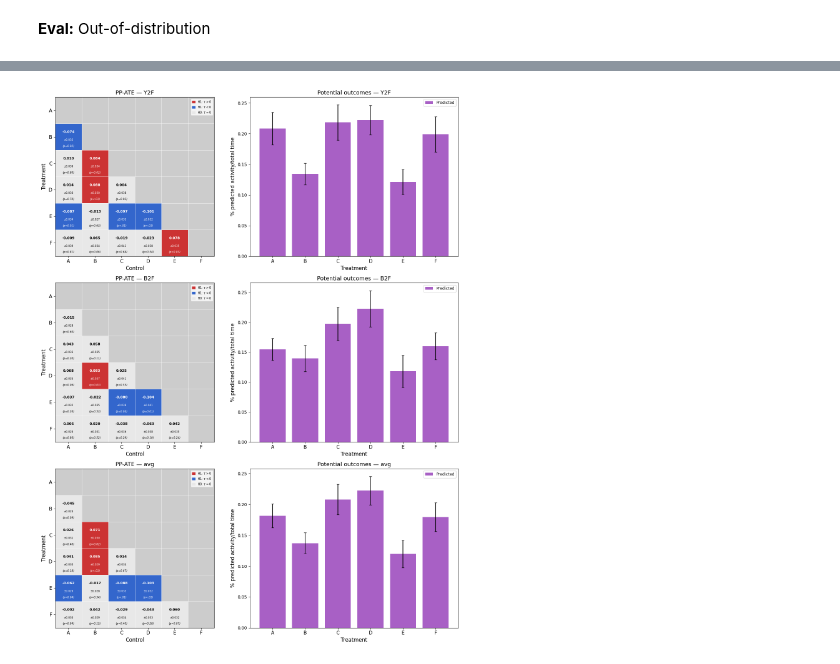
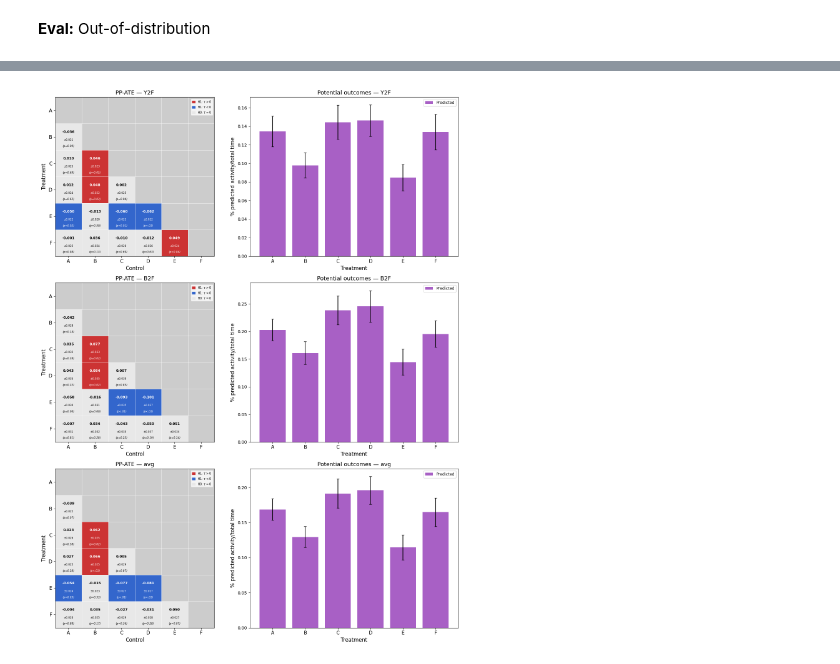
Before and after one commit to CausalLearningAI/artificial-causal-inference, a Jupyter notebook: notebooks/ppci/ants.ipynb, the cells around one changed output, grey strips where cells are left out. Saved outputs shown, nothing was run; the diff lists cells and outputs as text; code cells hidden in the pictures.

```diff
--- a/notebooks/ppci/ants.ipynb
+++ b/notebooks/ppci/ants.ipynb
@@ -18,10 +18,11 @@ TOKEN   = "class"
 import torch
 import matplotlib.pyplot as plt
 from omegaconf import OmegaConf
+from scipy.stats import mannwhitneyu, sem, t as t_dist
 
 from src.ppci import (
     PPCIDataset, build_model, train, compute_metrics,
-    aggregate_to_observations, compute_teb_all_pairs,
+    compute_teb_all_pairs,
     plot_outcome_distribution_ants, plot_summary, plot_comparison,
 )
 
@@ -31,8 +32,8 @@ device = torch.device("cuda" if torch.cuda.is_available() else "cpu")
 _ds_kwargs = dict(
     outcome_cols=list(cfg.outcome.columns),
     task=cfg.outcome.task,
-    env_cols=list(cfg.environments.covariates),
-    env_include_treatment=cfg.environments.include_treatment,
+    env_cols=list(cfg.causal.confounders),
+    env_include_treatment=True,
     n_val_videos=cfg.validation.n_videos,
     seed=cfg.training.seed,
 )
@@ -223,4 +264,4 @@ Epoch   5  train_loss=0.210  train_acc=0.949~  train_bacc=0.956~  train_recall=0
 # %%
-plot_summary(aggregate_to_observations(best_multi, ds_test, device), outcomes)
+plot_summary(ds_test.add_predictions(best_multi, device).obs_level(), outcomes)
 # %% [output]
-[figure, old version]
+[figure, new version]
```
Also changed, not shown: parts of 13 cells of this notebook, 6 other files.
